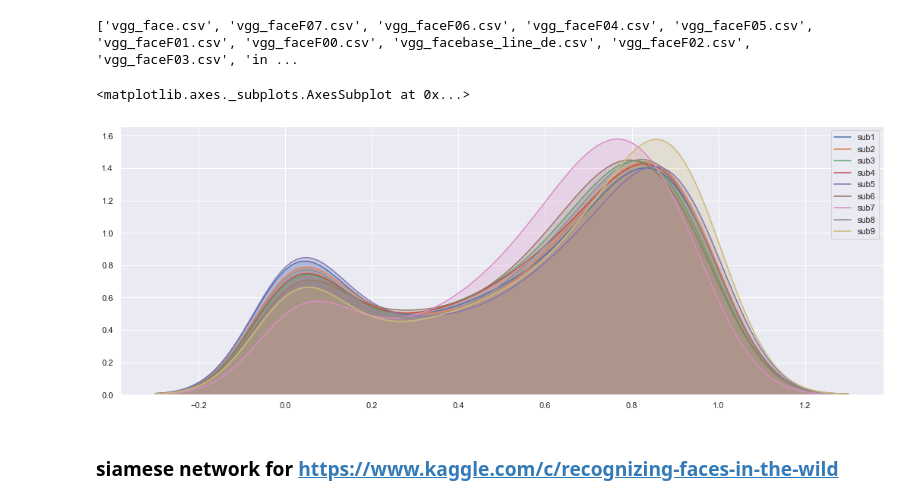
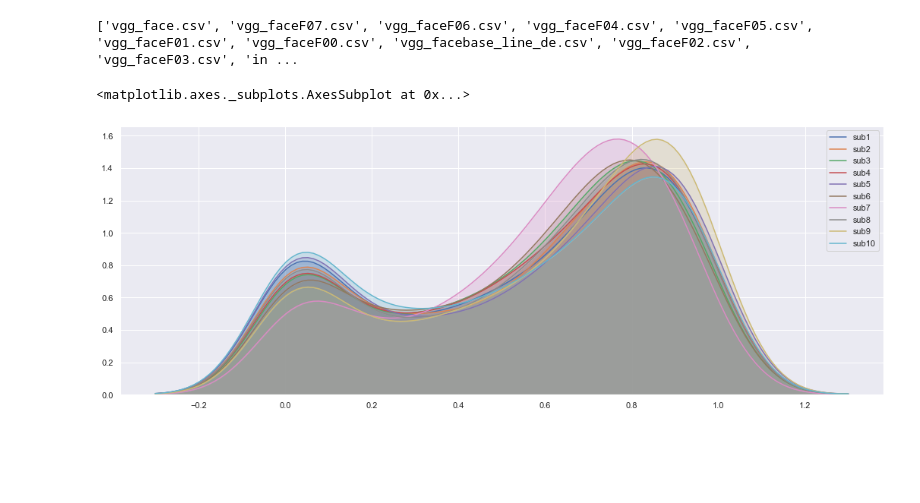
Before and after one commit to chengxiaoy/cxy, a Jupyter notebook: face.ipynb, the cells around one changed output. Drawn from its saved outputs; the diff is of its cells as text; code cells hidden in the pictures; blank space fills up the shorter version.

```diff
--- a/face.ipynb
+++ b/face.ipynb
@@ -63,14 +65,15 @@ sub10 = pd.read_csv('./input/resnet_bs8/vgg_faceF09.csv')
 # %%
 sns.set(rc={'figure.figsize':(18,6.5)})
 sns.kdeplot(sub1['is_related'],label="sub1",shade=True,bw=.1)
 sns.kdeplot(sub2['is_related'], label="sub2",shade=True,bw=.1)
 sns.kdeplot(sub3['is_related'], label="sub3",shade=True,bw=.1)
 sns.kdeplot(sub4['is_related'], label="sub4",shade=True,bw=.1)
 sns.kdeplot(sub5['is_related'], label="sub5",shade=True,bw=.1)
 sns.kdeplot(sub6['is_related'], label="sub6",shade=True,bw=.1)
 sns.kdeplot(sub7['is_related'], label="sub7",shade=True,bw=.1)
 sns.kdeplot(sub8['is_related'], label="sub8",shade=True,bw=.1)
 sns.kdeplot(sub9['is_related'], label="sub9",shade=True,bw=.1)
+sns.kdeplot(sub10['is_related'], label="sub10",shade=True,bw=.1)
 # %% [output]
 <matplotlib.axes._subplots.AxesSubplot at 0x...>
-[figure, old version]
+[figure, new version]
@@ -91,2 +79,0 @@ res.shape
-# %% [markdown]
-### siamese network for https://www.kaggle.com/c/recognizing-faces-in-the-wild
```
Also changed, not shown: parts of 21 cells of this notebook, 2 other files.
